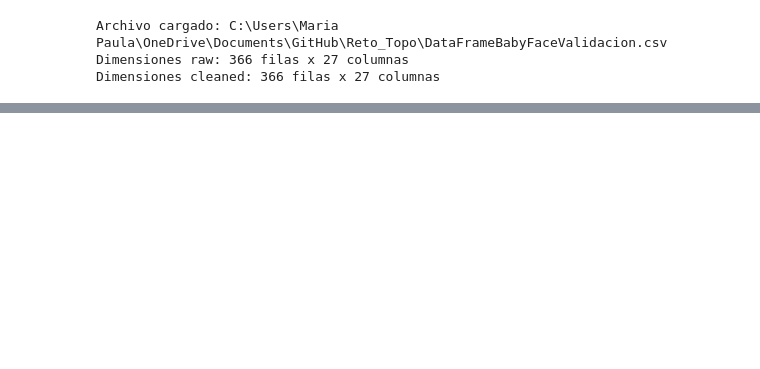
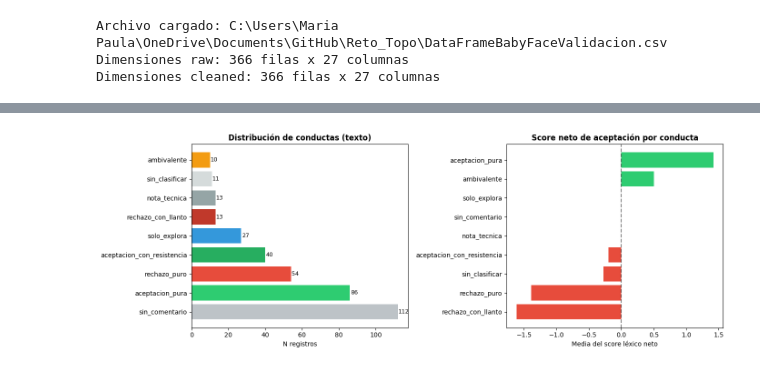
Before and after one commit to mariapaurecinos/Reto_Topo, a Jupyter notebook: sentiment_analysis.ipynb, the cells around one changed output, grey strips where cells are left out. Saved outputs shown, nothing was run; the diff lists cells and outputs as text; code cells hidden in the pictures; blank space fills up the shorter version.

```diff
--- a/sentiment_analysis.ipynb
+++ b/sentiment_analysis.ipynb
@@ -149,0 +832,40 @@ np.int64(112)
+# %%
+# ─── Visualización: distribución de conductas ─────────────────────────────────
+fig, axes = plt.subplots(1, 2, figsize=(14, 5))
+
+# Distribución de clases
+ax = axes[0]
+conducta_counts = df_nlp['conducta_resumen'].value_counts()
+color_map = {
+    'rechazo_con_llanto': '#c0392b',
+    'rechazo_puro': '#e74c3c',
+    'ambivalente': '#f39c12',
+    'aceptacion_con_resistencia': '#27ae60',
+    'aceptacion_pura': '#2ecc71',
+    'solo_explora': '#3498db',
+    'nota_tecnica': '#95a5a6',
+    'sin_comentario': '#bdc3c7',
+    'sin_clasificar': '#d5dbdb'
+}
+colors_plot = [color_map.get(k, '#999999') for k in conducta_counts.index]
+bars = ax.barh(conducta_counts.index, conducta_counts.values, color=colors_plot)
+ax.set_title('Distribución de conductas (texto)', fontsize=12, fontweight='bold')
+ax.set_xlabel('N registros')
+for bar, val in zip(bars, conducta_counts.values):
+    ax.text(bar.get_width() + 0.3, bar.get_y() + bar.get_height()/2,
+            str(int(val)), va='center', fontsize=9)
+
+# Score neto por categoría
+ax = axes[1]
+score_by_conducta = df_nlp.groupby('conducta_resumen')['lex_net_acceptance'].mean().sort_values()
+colors_score = ['#e74c3c' if v < 0 else '#2ecc71' for v in score_by_conducta.values]
+ax.barh(score_by_conducta.index, score_by_conducta.values, color=colors_score)
+ax.axvline(0, color='black', linestyle='--', alpha=0.5)
+ax.set_title('Score neto de aceptación por conducta', fontsize=12, fontweight='bold')
+ax.set_xlabel('Media del score léxico neto')
+
+plt.tight_layout()
+plt.savefig('babyface_conductas.png', dpi=150, bbox_inches='tight')
+plt.show()
+# %% [output]
+[figure, added]
```
Also changed, not shown: parts of 22 cells of this notebook, 2 other files.
